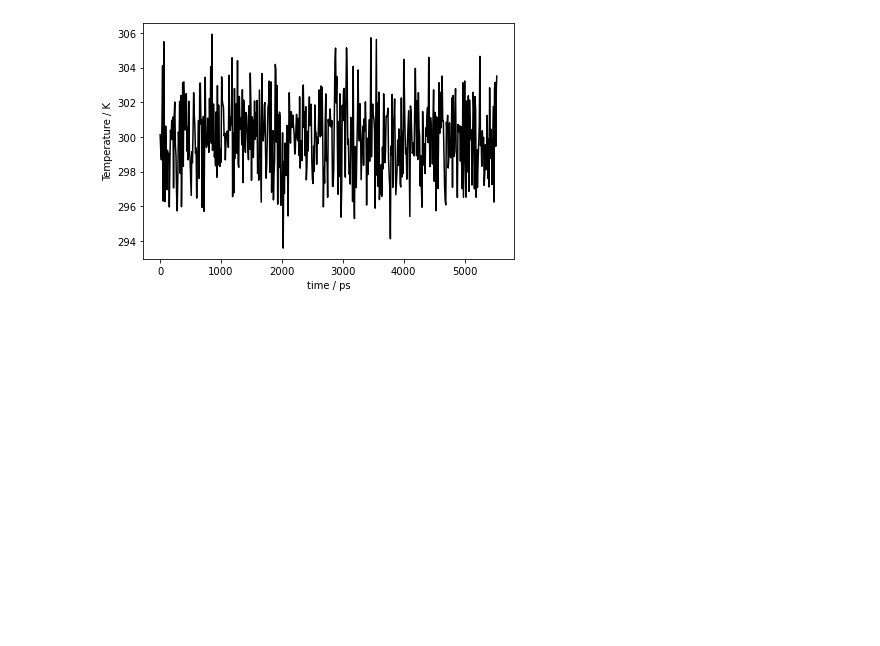
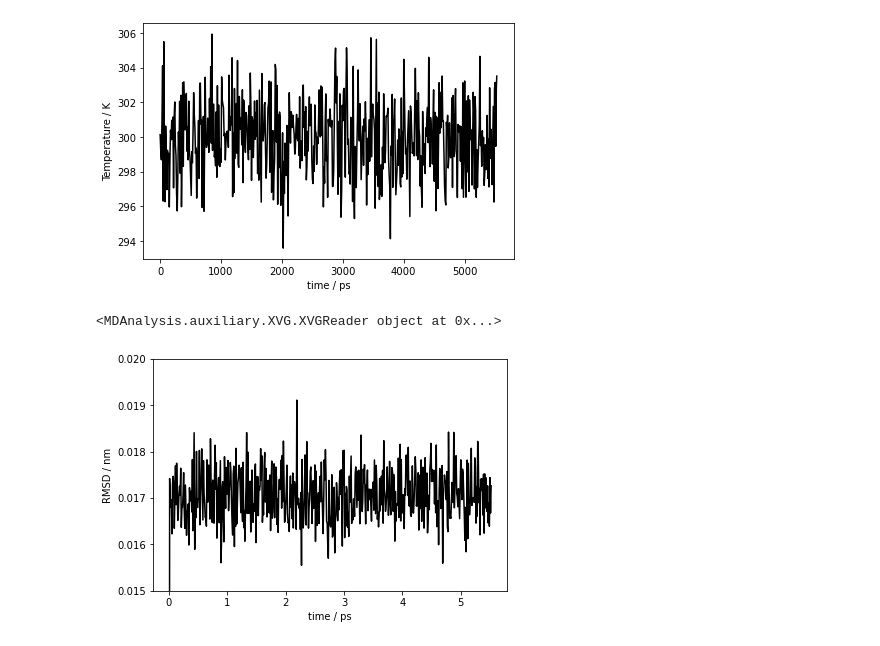
Before and after one commit to meyresearch/metalloenzymes, a Jupyter notebook: vim_2/scripts/plot_gmx_energy.ipynb, the cells around one changed output. Cells and saved outputs as stored; diff of their text form; code cells hidden in the pictures; blank space fills up the shorter version.

Commit message:
nvt rmsd files

```diff
--- a/vim_2/scripts/plot_gmx_energy.ipynb
+++ b/vim_2/scripts/plot_gmx_energy.ipynb
@@ -29,3 +29,18 @@ plt.savefig("../plots/temperature.png")
 # %% [output]
 <MDAnalysis.auxiliary.XVG.XVGReader object at 0x...>
 [figure]
+# %%
+rmsd_file = "../nvt/rmsd.xvg"
+reader = mda.auxiliary.XVG.XVGReader(rmsd_file)
+print(reader)
+time = [step.data[0] for step in reader]
+rmsd = [step.data[1] for step in reader]
+plt.plot(time, rmsd, c="black")
+plt.xlabel("time / ps")
+plt.ylabel("RMSD / nm")
+plt.tight_layout()
+plt.ylim(0.0150, 0.02)
+plt.savefig("../plots/rmsd.png")
+# %% [output]
+<MDAnalysis.auxiliary.XVG.XVGReader object at 0x...>
+[figure, added]
```
Also changed, not shown: parts of 2 cells of this notebook, 39 other files.
